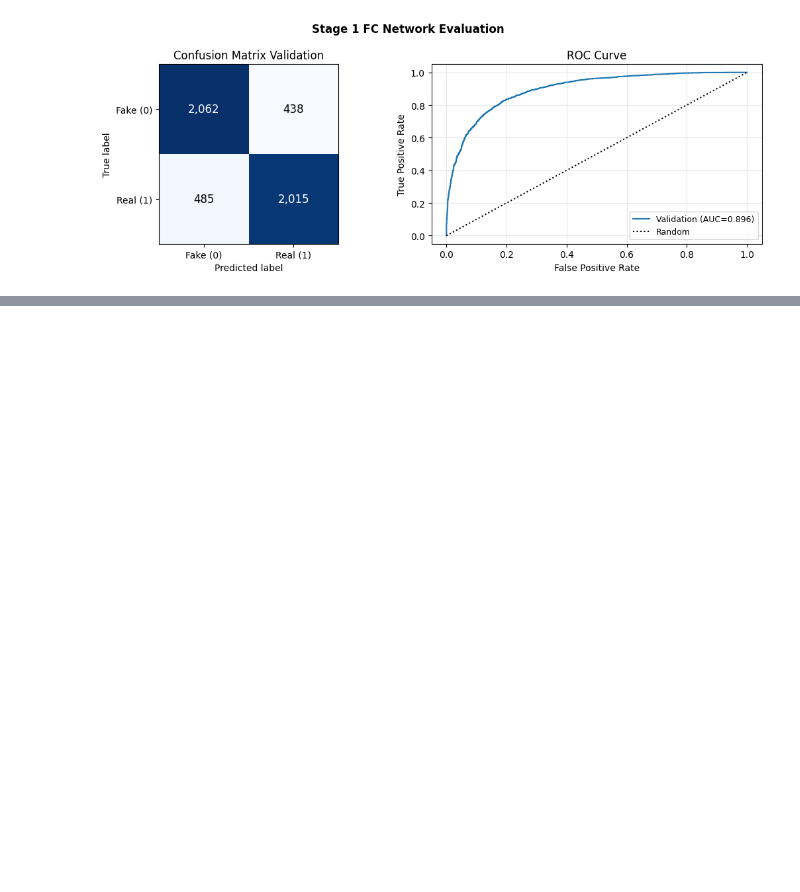
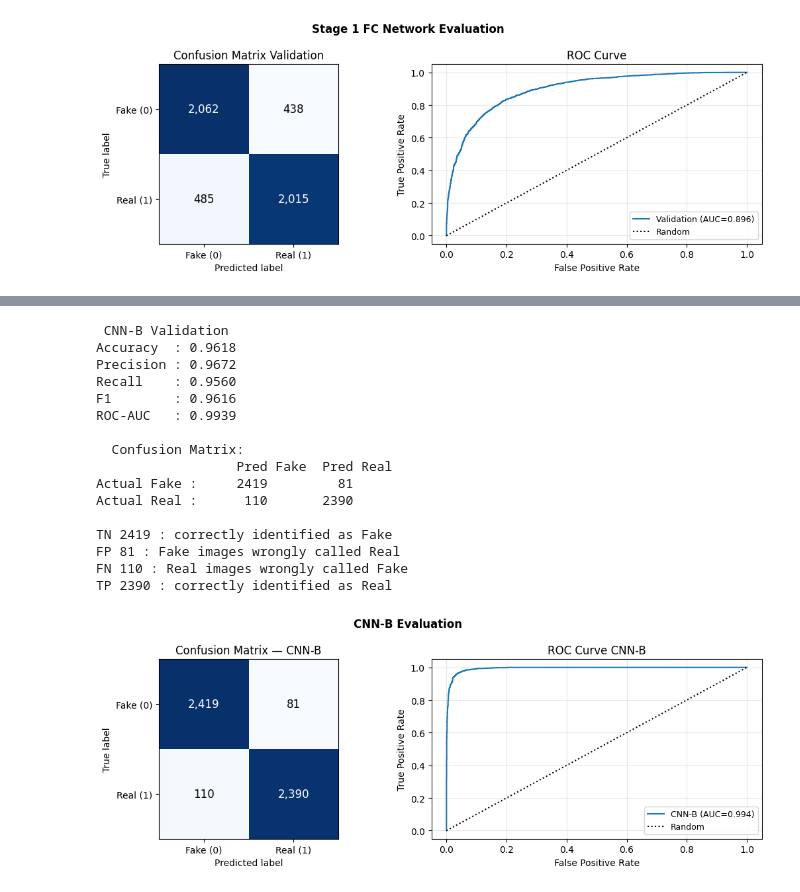
Before and after one commit to ApoStaGRODT/MSc-in-AI-ML-Deepfake-Image-Recognition, a Jupyter notebook: deep-learning-project/Notebooks/MainDeepLearningDFID.ipynb, the cells around one changed output, grey strips where cells are left out. Saved outputs shown, nothing was run; the diff lists cells and outputs as text; code cells hidden in the pictures; blank space fills up the shorter version.

```diff
--- a/deep-learning-project/Notebooks/MainDeepLearningDFID.ipynb
+++ b/deep-learning-project/Notebooks/MainDeepLearningDFID.ipynb
@@ -526,0 +977,39 @@ plt.show()
+# %%
+#CNN-B validation evaluation
+y_true_cnn_b, y_pred_cnn_b, y_prob_cnn_b = get_predictions(model_cnn_b, valid_loader_s2)
+metrics_cnn_b = compute_metrics(y_true_cnn_b, y_pred_cnn_b, y_prob_cnn_b, "CNN-B Validation")
+
+#Confusion matrix & Roc Curve plots
+fig, (ax1, ax2) = plt.subplots(1, 2, figsize=(11, 4))
+
+plot_cm(ax1, metrics_cnn_b['cm'], 'Confusion Matrix — CNN-B')
+
+fpr, tpr, _ = roc_curve(y_true_cnn_b, y_prob_cnn_b)
+ax2.plot(fpr, tpr, label=f"CNN-B (AUC={metrics_cnn_b['auc']:.3f})")
+ax2.plot([0, 1], [0, 1], 'k:', label='Random')
+ax2.set(title='ROC Curve CNN-B', xlabel='False Positive Rate',
+        ylabel='True Positive Rate')
+ax2.legend(fontsize=9); ax2.grid(alpha=0.3)
+
+plt.suptitle('CNN-B Evaluation', fontweight='bold')
+plt.tight_layout()
+plt.savefig(CHECKPOINT_DIR_S2 / 'cnn_b_evaluation.png', dpi=150, bbox_inches='tight')
+plt.show()
+# %% [output]
+ CNN-B Validation
+Accuracy  : 0.9618
+Precision : 0.9672
+Recall    : 0.9560
+F1        : 0.9616
+ROC-AUC   : 0.9939
+
+  Confusion Matrix:
+                  Pred Fake  Pred Real
+Actual Fake :     2419         81
+Actual Real :      110       2390
+
+TN 2419 : correctly identified as Fake
+FP 81 : Fake images wrongly called Real
+FN 110 : Real images wrongly called Fake
+TP 2390 : correctly identified as Real
+[figure, added]
```
Also changed, not shown: parts of 42 cells of this notebook.
